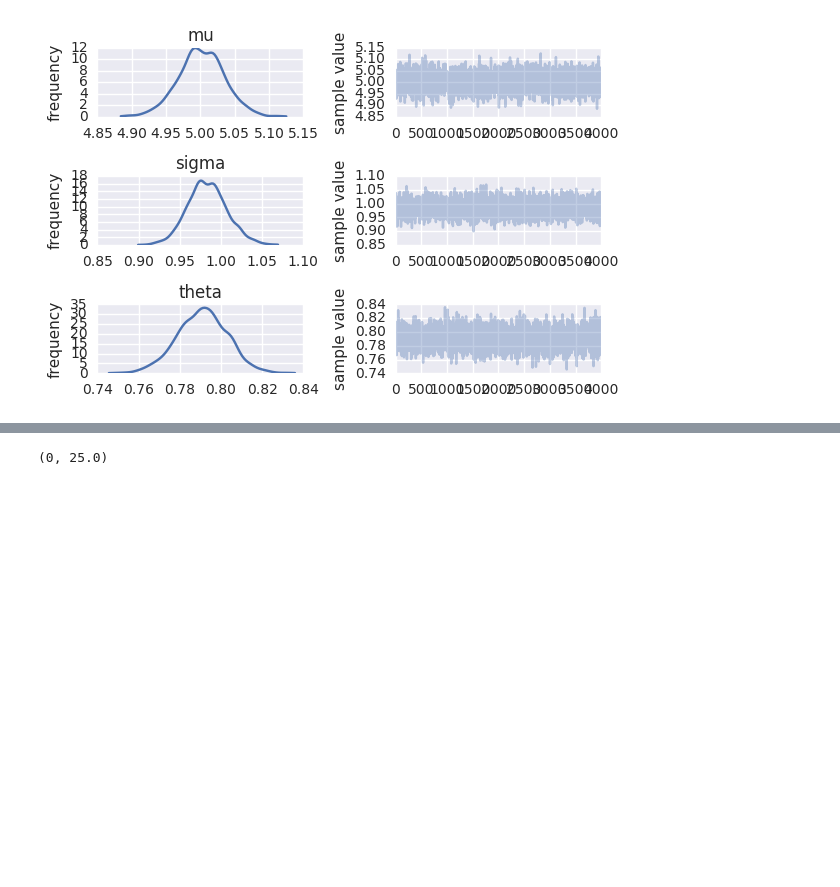
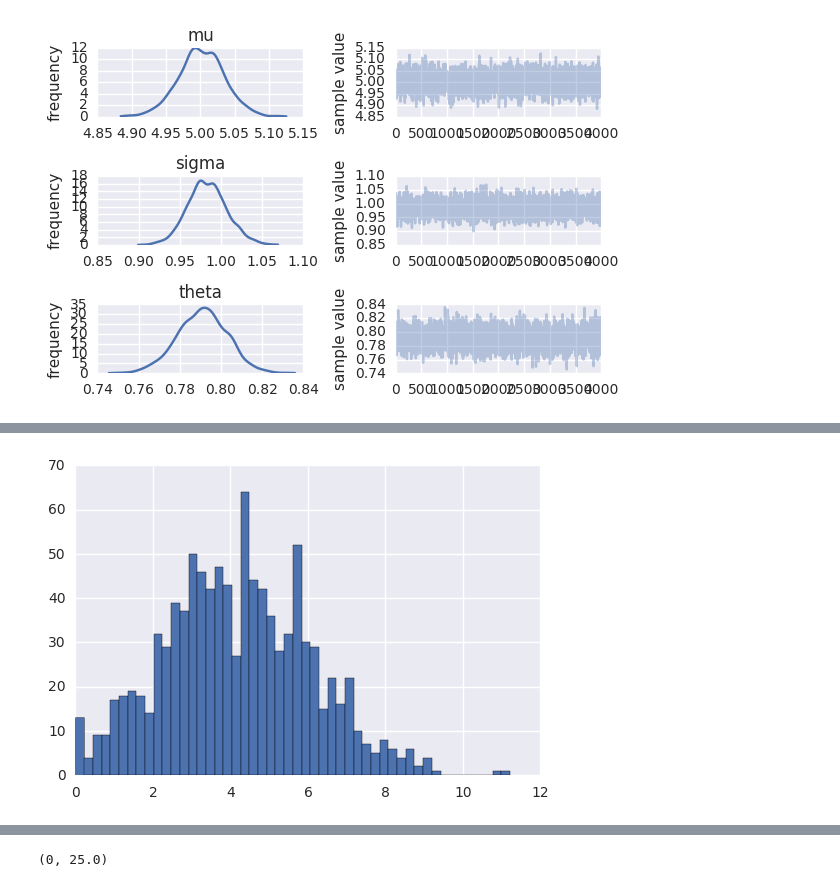
Before and after one commit to jeffalstott/technologytimeseries_forecasting, a Jupyter notebook: src/Experimenting_with_Ability_to_Recapture.ipynb, the cells around one changed output, grey strips where cells are left out. Cells and saved outputs as stored; diff of their text form; code cells hidden in the pictures; blank space fills up the shorter version.

```diff
--- a/src/Experimenting_with_Ability_to_Recapture.ipynb
+++ b/src/Experimenting_with_Ability_to_Recapture.ipynb
@@ -456,0 +596,82 @@ convergence, Rhat=1).
+# %%
+### Random walk, missing data, positive steps, with measurement error
+### Doesn't work!
+
+p_missing = 0
+mu = 4
+sigma = 2
+n = 1000
+
+a = -mu / sigma
+data = truncnorm(a, inf, loc=mu,scale=sigma).rvs(n)
+
+time_series = cumsum(data)
+missing = rand(n)<p_missing
+missing[0] = False
+time_series[missing]=nan
+hist(data, bins=50)
+figure()
+plot(time_series)
+
+model_code = """
+data {
+    int N; // number of time periods
+    vector[N] Y; // value each time period
+
+    real mu_prior_location;
+    real mu_prior_scale;
+
+    real sigma_prior_location;
+    real sigma_prior_scale;
+}
+
+parameters {
+    real<lower = 0> mu;
+    real<lower = 0> sigma;
+    vector<lower = 0>[N-1] r; // updates
+
+}
+
+transformed parameters {
+  vector[N] latent_Y;
+
+  latent_Y[1] = Y[1];
+
+  for(t in 2:N) {
+    latent_Y[t] = latent_Y[t-1] + r[t-1];
+  }
+}
+
+model {
+    mu ~ normal(mu_prior_location, mu_prior_scale);
+    sigma ~ cauchy(sigma_prior_location, sigma_prior_scale);
+
+    for(t in 2:N) {
+        r[t-1] ~ normal(mu,sigma) T[0,];
+        if(Y[t] > -900) {
+            latent_Y[t] ~ normal(Y[t], 0.001) T[Y[t],];
+            //target += normal_lpdf( latent_Y[t]| Y[t], 0.01); // measurement error
+            //latent_Y[t] ~ normal(Y[t], 0.001) T[0,]
+        }
+    }
+
+}
+"""
+
+stan_data = {'N': len(time_series),
+       'Y': pd.Series(time_series).fillna(-999),
+       'mu_prior_location': 3,
+       'mu_prior_scale': 1,
+       'sigma_prior_location': 0,
+       'sigma_prior_scale': 2}
+
+model_fit = stanity.fit(model_code, data=stan_data, n_jobs=n_jobs, init_r = 5)
+
+print(_print_stanfit(model_fit, ['mu', 'sigma']))
+
+figure()
+n_T = 100
+plot(model_fit['latent_Y'][:50,:n_T].T,linewidth=.5, color='gray')
+scatter(arange(n_T), time_series[:n_T])
+xlim(xmin=0)
+# %% [output]
@@ -456,0 +694 @@ convergence, Rhat=1).
+[figure, added]
```
Also changed, not shown: parts of 15 cells of this notebook, 1 other file.
